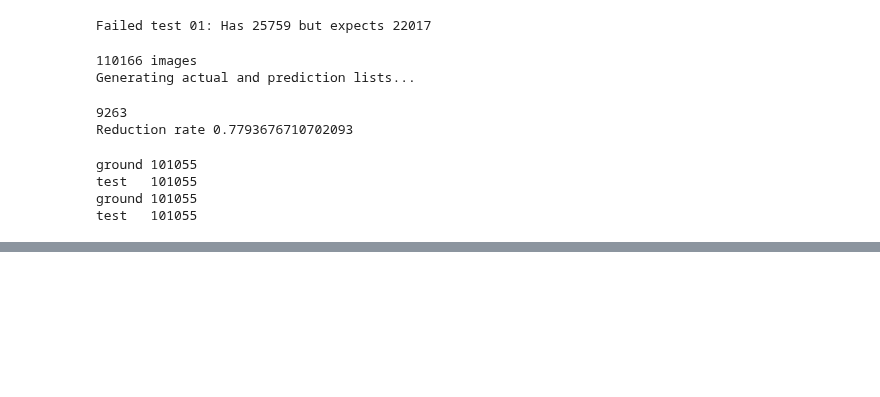
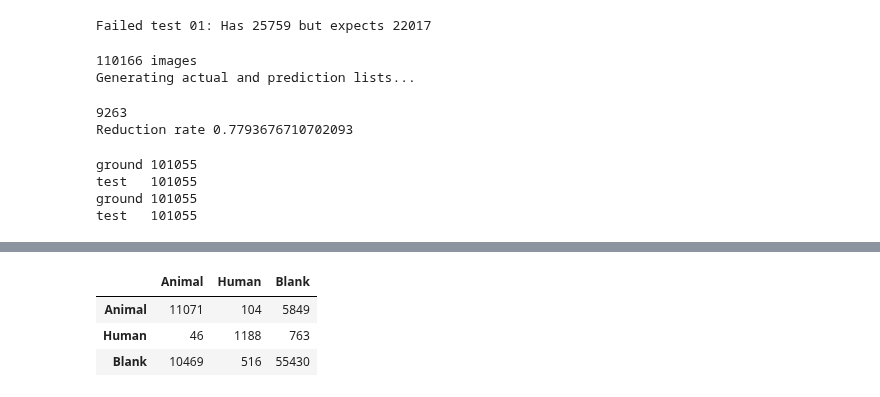
Before and after one commit to FFI-Vietnam/camtrap-tools, a Jupyter notebook: MegaDetector/confusion_matrix/03_create-confusion-matrix.ipynb, the cells around one changed output, grey strips where cells are left out. Drawn from its saved outputs; the diff is of its cells as text; code cells hidden in the pictures; blank space fills up the shorter version.

Commit message:
generate confusion matrix for threshold 0.1->0.9

```diff
--- a/MegaDetector/confusion_matrix/03_create-confusion-matrix.ipynb
+++ b/MegaDetector/confusion_matrix/03_create-confusion-matrix.ipynb
@@ -316,8 +313,8 @@ y_actu = pd.Series(y_actu_test)
 y_pred = pd.Series(y_pred_test)
 
 # Test 01: number of images
-in_batch = True
-if in_batch:
+camera_trigger = True
+if camera_trigger:
   count = 0
   for i in tqdm(ground_truth_table['batch_group'].unique()):
     sub_table = ground_truth_table[ground_truth_table['batch_group'] == i]
@@ -458,5 +431,8 @@ def find_FFI_species_by_taxonomy(taxon_match_table, level, taxonomy):
 # %%
-def create_confusion_matrix(y_actu, y_pred):
+def create_confusion_matrix(threshold, camera_trigger):
+
+  y_actu, y_pred = list_labels(mega_result, ground_truth_table, threshold, camera_trigger=camera_trigger)
+
   print('Generating confusion matrix...')
 
   y_actu = pd.Series(y_actu, name='Actual')
@@ -492,7 +468,3 @@ def create_confusion_matrix(y_actu, y_pred):
       confusion_matrix[col][4] = round(int(confusion_matrix[col][0]) / int(confusion_matrix[col][3]), 2)
 
   return confusion_matrix
-
-confusion_matrix = create_confusion_matrix(y_actu_test, y_pred_test)
-# save file to Google Drive
-save_csv_Google_drive(confusion_matrix.T, root, contain_folder, confusion_matrix_file_name, index=True)
@@ -846,0 +471,4 @@ File is saved to by independent event/MD_recall_Kon-Plong_in-group_Pangolin.jpg
+# %%
+confusion_matrix, reduction_rate = create_confusion_matrix(0.5, True)
+# save file to Google Drive
+save_csv_Google_drive(confusion_matrix.T, root, contain_folder, confusion_matrix_file_name, index=True)
@@ -846,0 +522,13 @@ File is saved to by independent event/MD_recall_Kon-Plong_in-group_Pangolin.jpg
+# %%
+# true-false table
+true_false_matrix = pd.DataFrame(index=['Animal', 'Human', 'Blank'])
+true_false_matrix['Animal'] = (confusion_matrix['All'] - confusion_matrix['Blank'] - confusion_matrix['Human']).loc[['Animal','Human','Blank']]
+true_false_matrix['Human'] = confusion_matrix['Human'].loc[['Animal','Human','Blank']]
+true_false_matrix['Blank'] = confusion_matrix['Blank'].loc[['Animal','Human','Blank']]
+true_false_matrix = true_false_matrix.astype('int')
+true_false_matrix
+# %% [output]
+|  | Animal | Human | Blank |
+| Animal | 11071 | 104 | 5849 |
+| Human | 46 | 1188 | 763 |
+| Blank | 10469 | 516 | 55430 |
```
Also changed, not shown: parts of 25 cells of this notebook.
